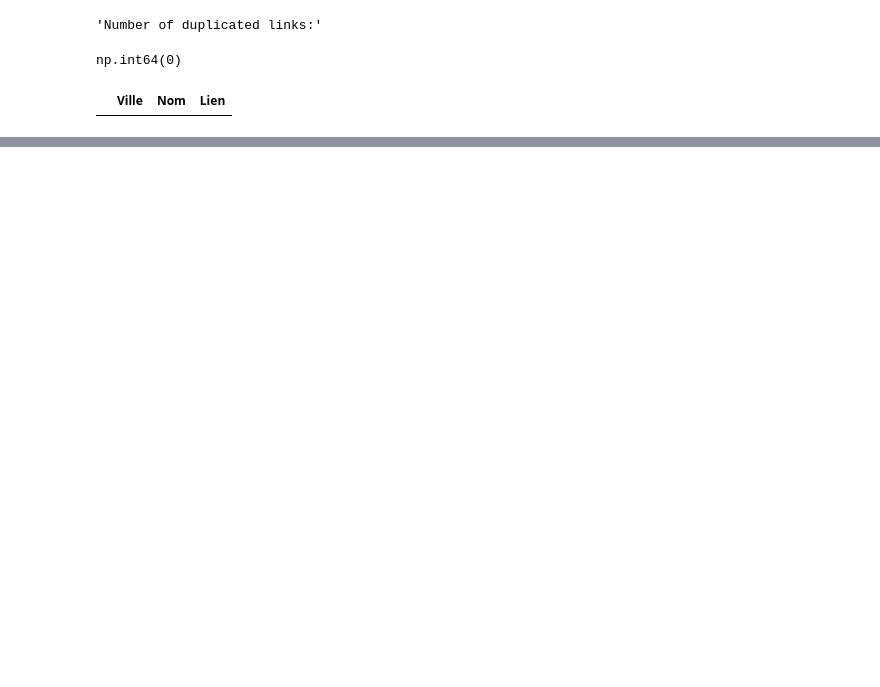
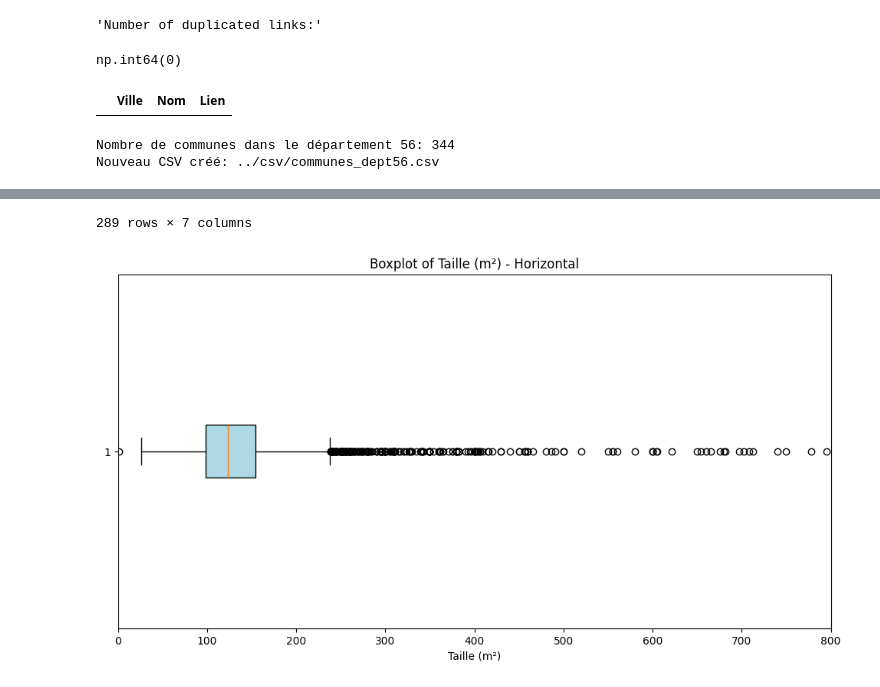
Before and after one commit to tangmomb/projet_immobilier, a Jupyter notebook: scripts/explore_csv.ipynb, the cells around one changed output, grey strips where cells are left out. Drawn from its saved outputs; the diff is of its cells as text; code cells hidden in the pictures; blank space fills up the shorter version.

Commit message:
gestion outliers

```diff
--- a/scripts/explore_csv.ipynb
+++ b/scripts/explore_csv.ipynb
@@ -19,11 +19,49 @@ import pandas as pd
 # Charger le fichier code_insee.csv
 df_insee = pd.read_csv('../csv/code_insee.csv', encoding='utf-8')
 
-# Filtrer pour le département 29
-df_dept29 = df_insee[df_insee['DEP'] == '29']
+# Filtrer pour le département 56
+df_dept56 = df_insee[df_insee['DEP'] == '56']
 
 # Sauvegarder dans un nouveau CSV
-df_dept29.to_csv('../csv/communes_dept29.csv', index=False, encoding='utf-8')
+df_dept56.to_csv('../csv/communes_dept56.csv', index=False, encoding='utf-8')
 
-print(f"Nombre de communes dans le département 29: {len(df_dept29)}")
-print("Nouveau CSV créé: ../csv/communes_dept29.csv")
+print(f"Nombre de communes dans le département 56: {len(df_dept56)}")
+print("Nouveau CSV créé: ../csv/communes_dept56.csv")
+# %% [output]
+Nombre de communes dans le département 56: 344
+Nouveau CSV créé: ../csv/communes_dept56.csv
+# %%
+import pandas as pd
+
+# Load the CSV
+df = pd.read_csv('../csv/STEP02_maisons_dept29.csv', encoding='utf-8')
+
+# Convert columns to numeric, handling errors
+df['Taille'] = pd.to_numeric(df['Taille'].astype(str).str.replace(' ', ''), errors='coerce')
+
+# Function to detect outliers using IQR
+def detect_outliers(series):
+    Q1 = series.quantile(0.25)
+    Q3 = series.quantile(0.75)
+    IQR = Q3 - Q1
+    lower_bound = Q1 - 1.5 * IQR
+    upper_bound = Q3 + 1.5 * IQR
+    return series[(series < lower_bound) | (series > upper_bound)]
+
+# Find outliers in 'Taille'
+taille_outliers = detect_outliers(df['Taille'].dropna())
+
+# Display the rows with outliers
+outlier_rows = df[df['Taille'].isin(taille_outliers)].sort_values(by='Taille')
+display(outlier_rows)
+
+# Graphical display of outliers using matplotlib
+import matplotlib.pyplot as plt
+
+plt.figure(figsize=(12, 6))
+plt.boxplot(df['Taille'].dropna(), vert=False, patch_artist=True, boxprops=dict(facecolor='lightblue'))
+plt.title('Boxplot of Taille (m²) - Horizontal')
+plt.xlabel('Taille (m²)')
+plt.xlim(0, 800)  # Adjust xlim to show the outlier at 75000
+plt.show()
+# %% [output]
@@ -29,0 +80,2 @@ print("Nouveau CSV créé: ../csv/communes_dept29.csv")
+289 rows × 7 columns
+[figure, added]
```
Also changed, not shown: parts of 3 cells of this notebook, 13 other files.
